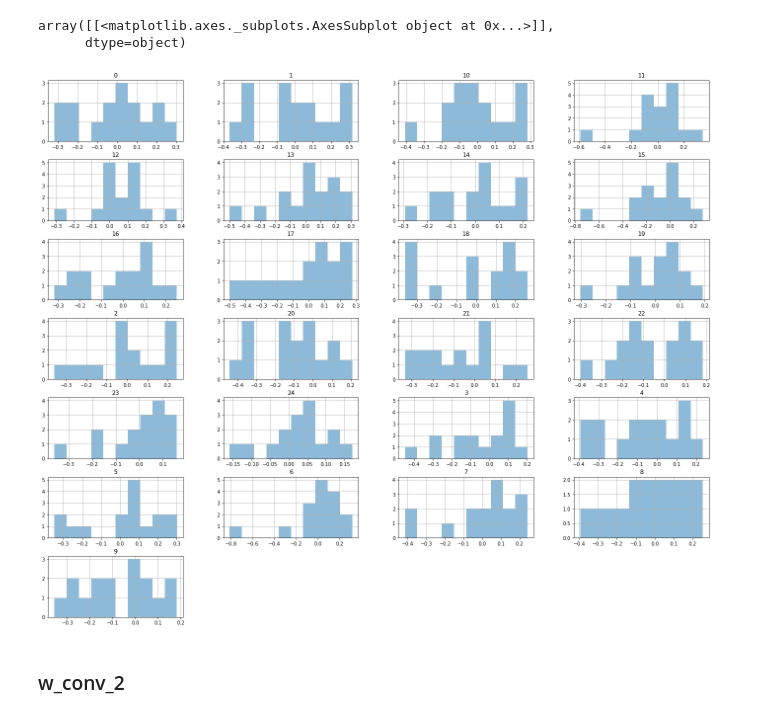
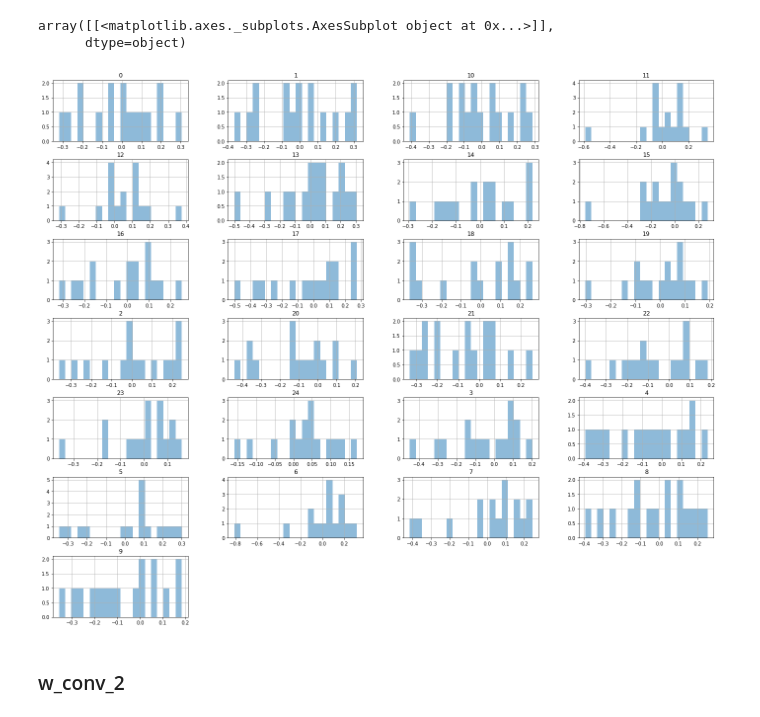
Before and after one commit to he-chen-95/SFE-CNN-Quantification, a Jupyter notebook: modules/save_coefficent/plot-image.ipynb, the cells around one changed output. Saved outputs shown, nothing was run; the diff lists cells and outputs as text; code cells hidden in the pictures.

```diff
--- a/modules/save_coefficent/plot-image.ipynb
+++ b/modules/save_coefficent/plot-image.ipynb
@@ -43,9 +43,9 @@ array([[<matplotlib.axes._subplots.AxesSubplot object at 0x...>]],
 # %%
 # pandas.DataFrame.hist
 # this function call matplotlib.pyplot.host() for each columns
-hist = w_conv_1.hist(alpha=0.5, figsize=(24, 20), layout=(7,4))
+hist = w_conv_1.hist(alpha=0.5, figsize=(24, 20), layout=(7,4), bins=20)
 # %% [output]
-[figure, old version]
+[figure, new version]
 # %%
 # hist = plt.hist(w_conv_1)
 # %% [markdown]
```
Also changed, not shown: parts of 1 cell of this notebook, 7 other files.
